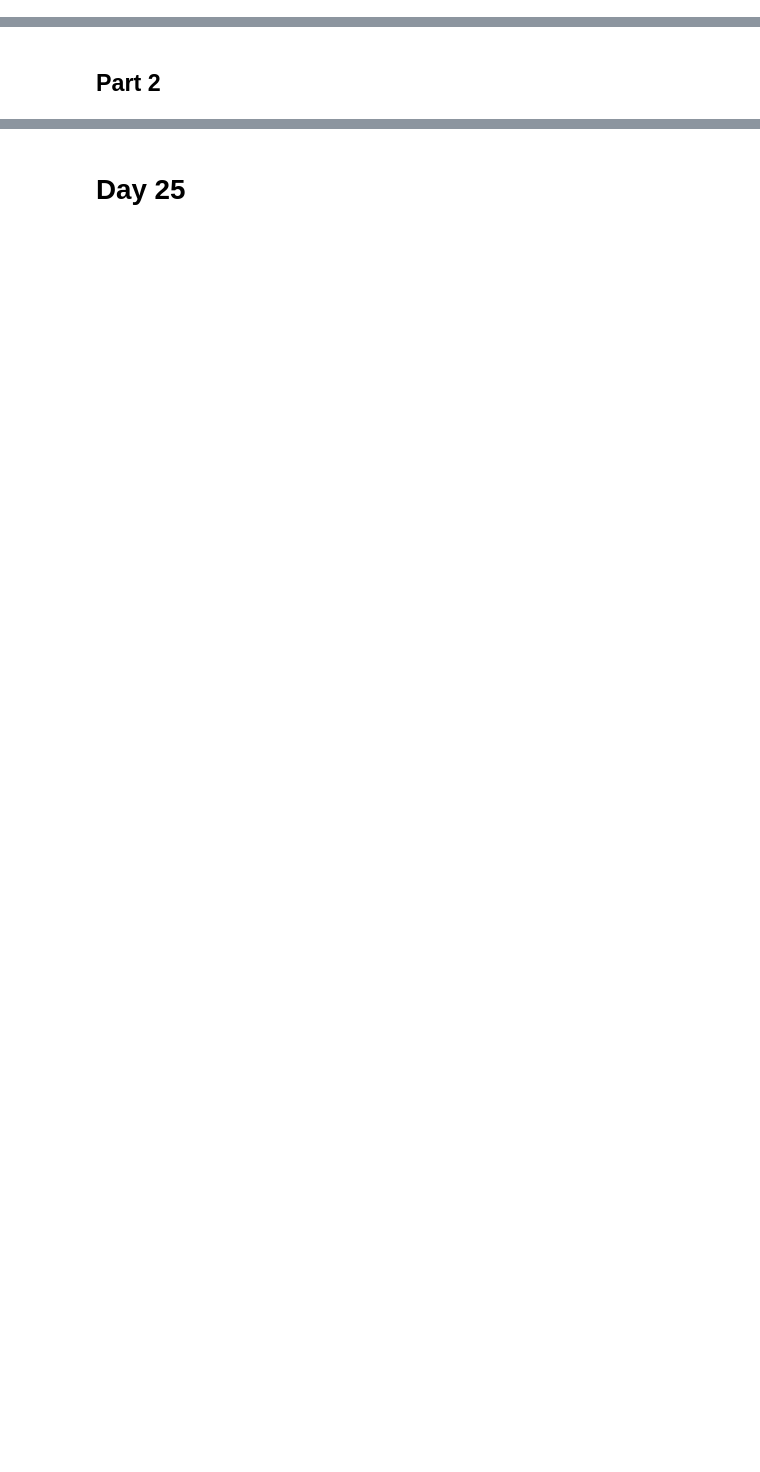
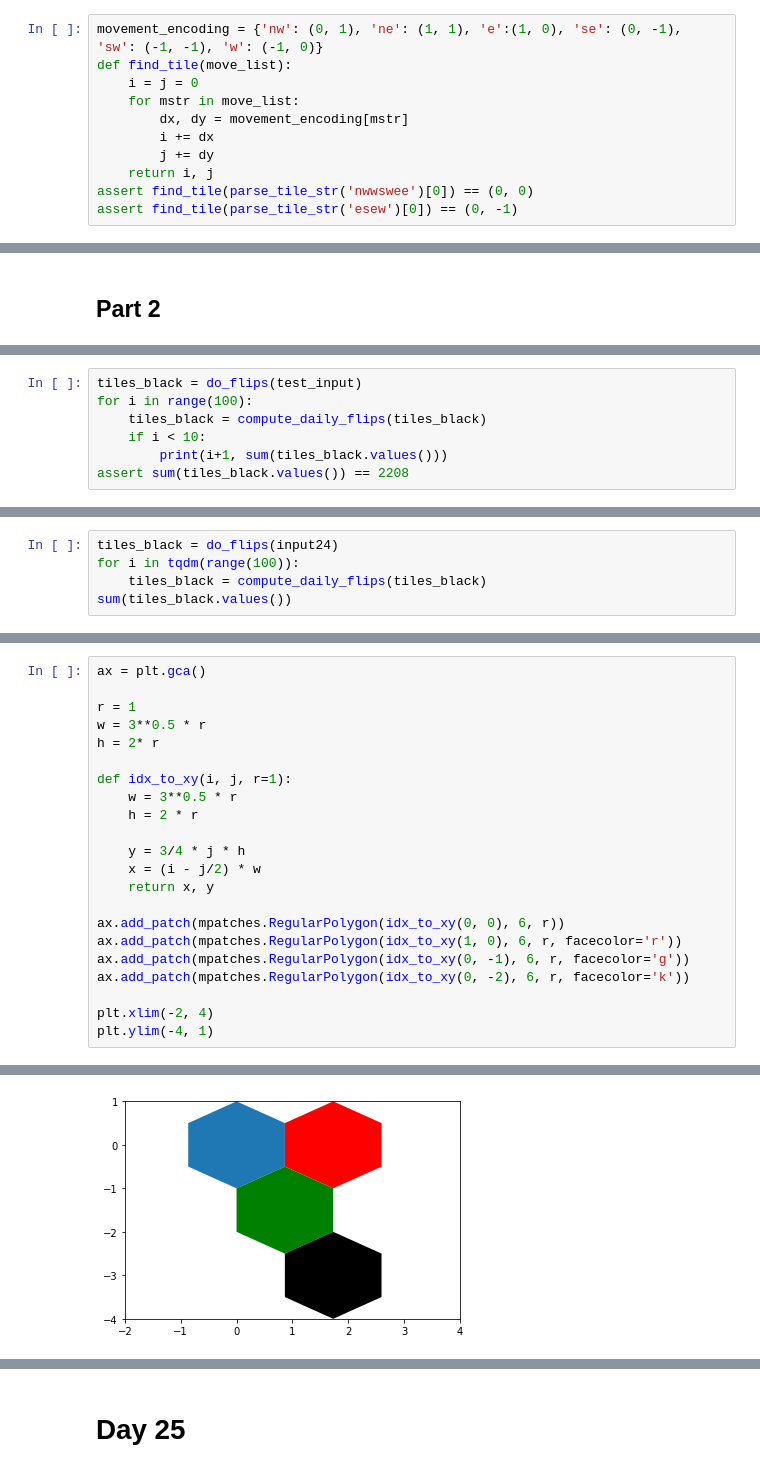
Before and after one commit to eteq/adventofcode, a Jupyter notebook: 2020/2020_part4.ipynb, the cells around one changed output, grey strips where cells are left out. Saved outputs shown, nothing was run; the diff lists cells and outputs as text; blank space fills up the shorter version.

```diff
--- a/2020/2020_part4.ipynb
+++ b/2020/2020_part4.ipynb
@@ -13,0 +30,11 @@ with open('input24') as f:
+# %%
+movement_encoding = {'nw': (0, 1), 'ne': (1, 1), 'e':(1, 0), 'se': (0, -1), 'sw': (-1, -1), 'w': (-1, 0)}
+def find_tile(move_list):
+    i = j = 0
+    for mstr in move_list:
+        dx, dy = movement_encoding[mstr]
+        i += dx
+        j += dy
+    return i, j
+assert find_tile(parse_tile_str('nwwswee')[0]) == (0, 0)
+assert find_tile(parse_tile_str('esew')[0]) == (0, -1)
@@ -15,0 +121,7 @@ with open('input24') as f:
+# %%
+tiles_black = do_flips(test_input)
+for i in range(100):
+    tiles_black = compute_daily_flips(tiles_black)
+    if i < 10:
+        print(i+1, sum(tiles_black.values()))
+assert sum(tiles_black.values()) == 2208
@@ -15,0 +139,5 @@ with open('input24') as f:
+# %%
+tiles_black = do_flips(input24)
+for i in tqdm(range(100)):
+    tiles_black = compute_daily_flips(tiles_black)
+sum(tiles_black.values())
@@ -15,0 +151,23 @@ with open('input24') as f:
+# %%
+ax = plt.gca()
+
+r = 1
+w = 3**0.5 * r
+h = 2* r
+
+def idx_to_xy(i, j, r=1):
+    w = 3**0.5 * r
+    h = 2 * r
+
+    y = 3/4 * j * h
+    x = (i - j/2) * w
+    return x, y
+
+ax.add_patch(mpatches.RegularPolygon(idx_to_xy(0, 0), 6, r))
+ax.add_patch(mpatches.RegularPolygon(idx_to_xy(1, 0), 6, r, facecolor='r'))
+ax.add_patch(mpatches.RegularPolygon(idx_to_xy(0, -1), 6, r, facecolor='g'))
+ax.add_patch(mpatches.RegularPolygon(idx_to_xy(0, -2), 6, r, facecolor='k'))
+
+plt.xlim(-2, 4)
+plt.ylim(-4, 1)
+# %% [output]
@@ -15,0 +175 @@ with open('input24') as f:
+[figure, added]
```
Also changed, not shown: parts of 14 cells of this notebook.
